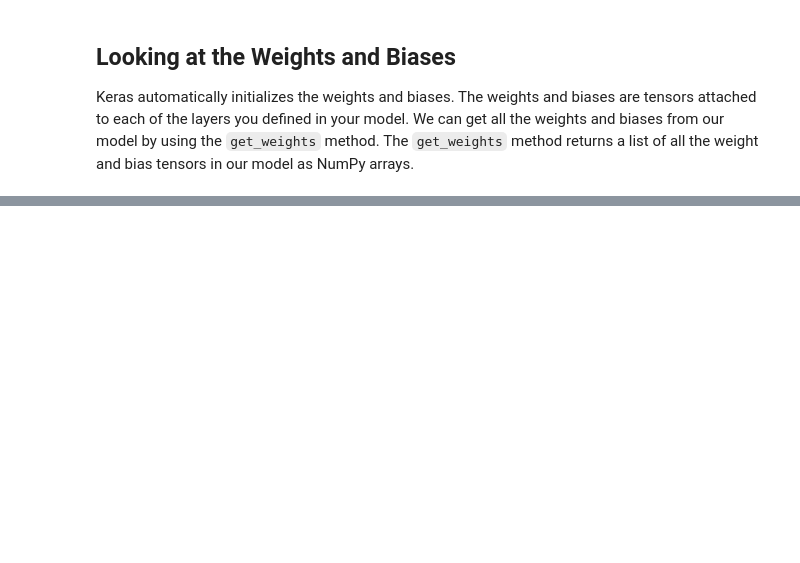
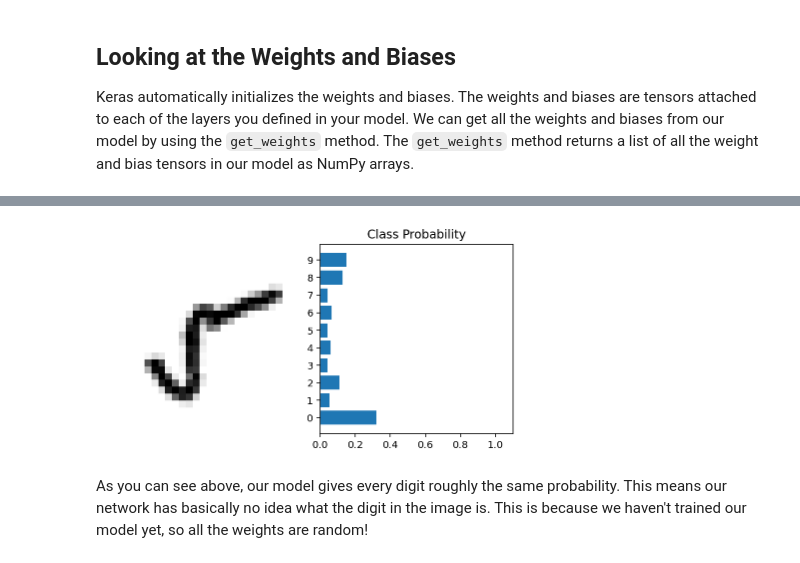
Before and after one commit to ongsterr/ml_tf, a Jupyter notebook: 03_deep_learning/nn_tf_keras.ipynb, the cells around one changed output, grey strips where cells are left out. Drawn from its saved outputs; the diff is of its cells as text; code cells hidden in the pictures; blank space fills up the shorter version.

Commit message:
feat: complete nn_tf_keras.ipynb

```diff
--- a/03_deep_learning/nn_tf_keras.ipynb
+++ b/03_deep_learning/nn_tf_keras.ipynb
@@ -252,9 +252,9 @@ In the cell below, we will use a Keras sequential model to build the same fully-
 # model.add(tf.keras.layers.Dense(n_output, activation='softmax'))
 
 model = tf.keras.Sequential([
-        tf.keras.layers.Flatten(input_shape = (28,28,1)),
-        tf.keras.layers.Dense(256, activation = 'sigmoid'),
-        tf.keras.layers.Dense(10, activation = 'softmax')
+        tf.keras.layers.Flatten(input_shape = (28,28,1), name='input'),
+        tf.keras.layers.Dense(256, activation = 'sigmoid', name='h1'),
+        tf.keras.layers.Dense(10, activation = 'softmax', name='output')
 ])
 
 model.summary()
@@ -280,12 +280,12 @@ _________________________________________________________________
 
 > **Exercise:** Create a network with 784 input units, a hidden layer with 128 units and a ReLU activation, then a hidden layer with 64 units and a ReLU activation, and finally an output layer with 10 units and a softmax activation function. You can use a ReLU activation function by setting `activation = 'relu'`.
 # %%
-model = tf.keras.Sequential([
-    tf.keras.layers.Flatten(input_shape=(28, 28, 1)),
-    tf.keras.layers.Dense(128, activation='relu'),
-    tf.keras.layers.Dense(64, activation='relu'),
-    tf.keras.layers.Dense(n_output, activation='softmax')
-])
+my_model = tf.keras.Sequential([
+    tf.keras.layers.Flatten(input_shape=(28, 28, 1), name='input'),
+    tf.keras.layers.Dense(128, activation='relu', name='h1'),
+    tf.keras.layers.Dense(64, activation='relu', name='h2'),
+    tf.keras.layers.Dense(n_output, activation='softmax', name='output')
+], name='my_model')
 
-model.summary()
+my_model.summary()
 # %% [output]
@@ -319,0 +416,19 @@ Keras automatically initializes the weights and biases. The weights and biases a
+# %%
+for image_batch, label_batch in training_batch.take(1):
+    ps = model.predict(image_batch)
+    first_image = image_batch.numpy().squeeze()[0]
+
+fig, (ax1, ax2) = plt.subplots(figsize=(6, 9), ncols=2)
+ax1.imshow(first_image, cmap=plt.cm.binary)
+ax1.axis('off')
+ax2.barh(np.arange(10), ps[0])
+ax2.set_aspect(0.1)
+ax2.set_yticks(np.arange(10))
+ax2.set_yticklabels(np.arange(10))
+ax2.set_title('Class Probability')
+ax2.set_xlim(0, 1.1)
+plt.tight_layout()
+# %% [output]
+[figure, added]
+# %% [markdown]
+As you can see above, our model gives every digit roughly the same probability. This means our network has basically no idea what the digit in the image is. This is because we haven't trained our model yet, so all the weights are random!
```
Also changed, not shown: parts of 25 cells of this notebook.
